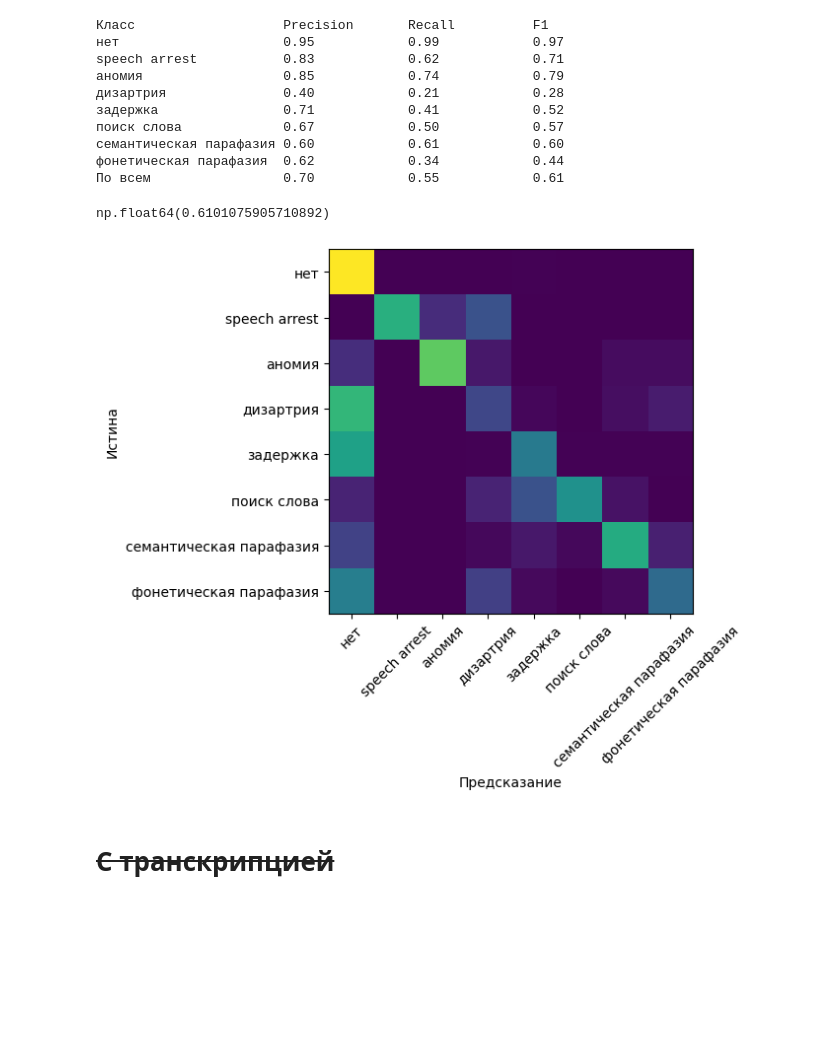
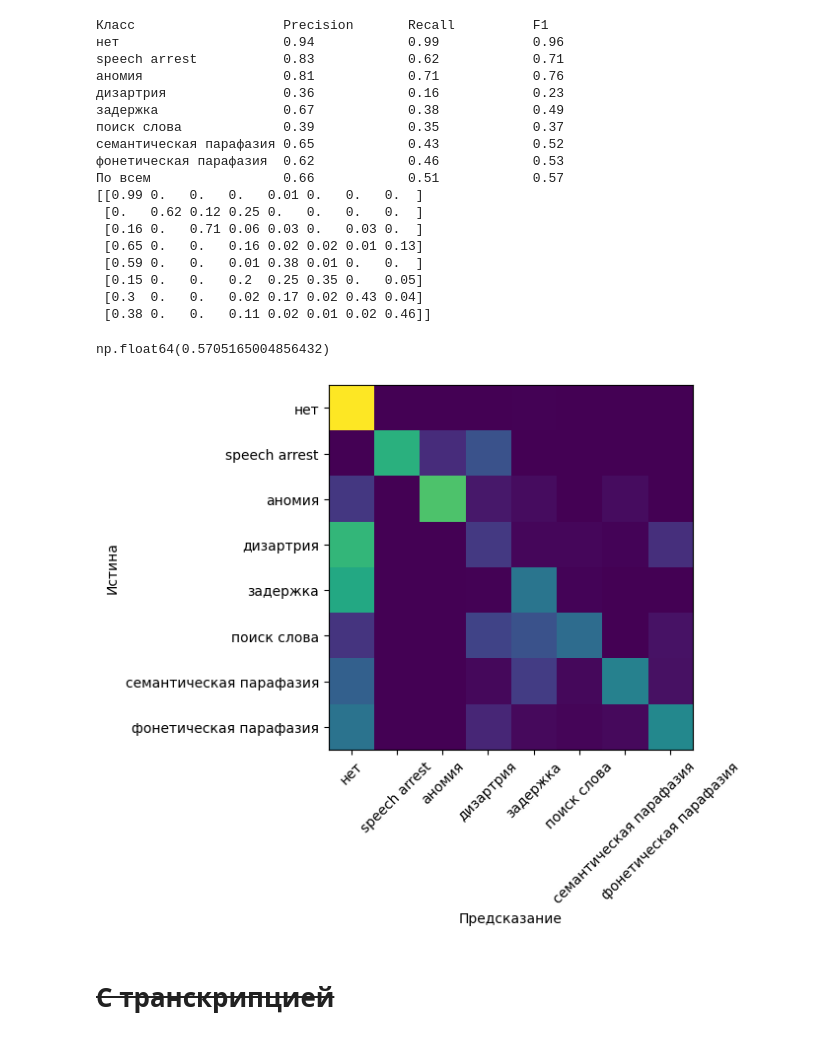
Before and after one commit to vmgorelikov/Automated-Classification-of-Language-Eloquent-Areas-in-Neurotypical-Individuals, a Jupyter notebook: notebooks/final_evaluations.ipynb, the cells around one changed output. Drawn from its saved outputs; the diff is of its cells as text; code cells hidden in the pictures; blank space fills up the shorter version.

```diff
--- a/notebooks/final_evaluations.ipynb
+++ b/notebooks/final_evaluations.ipynb
@@ -213,23 +237,31 @@ class OneVsOneVsNeutralClassifier(BaseEstimator):
         return self.meta_model.predict(self._get_base_predictions(X))
 # %%
 ovovn_classifier = OneVsOneVsNeutralClassifier(
-    DecisionTreeClassifier(max_depth=6, random_state=SEED),
+    DecisionTreeClassifier(max_depth=7, random_state=SEED),
     DecisionTreeClassifier(random_state=SEED)
 )
 evaluate(ovovn_classifier)
 # %% [output]
 Класс                   Precision       Recall          F1
-нет                     0.95            0.99            0.97
+нет                     0.94            0.99            0.96
 speech arrest           0.83            0.62            0.71
-аномия                  0.85            0.74            0.79
-дизартрия               0.40            0.21            0.28
-задержка                0.71            0.41            0.52
-поиск слова             0.67            0.50            0.57
-семантическая парафазия 0.60            0.61            0.60
-фонетическая парафазия  0.62            0.34            0.44
-По всем                 0.70            0.55            0.61
+аномия                  0.81            0.71            0.76
+дизартрия               0.36            0.16            0.23
+задержка                0.67            0.38            0.49
+поиск слова             0.39            0.35            0.37
+семантическая парафазия 0.65            0.43            0.52
+фонетическая парафазия  0.62            0.46            0.53
+По всем                 0.66            0.51            0.57
+[[0.99 0.   0.   0.   0.01 0.   0.   0.  ]
+ [0.   0.62 0.12 0.25 0.   0.   0.   0.  ]
+ [0.16 0.   0.71 0.06 0.03 0.   0.03 0.  ]
+ [0.65 0.   0.   0.16 0.02 0.02 0.01 0.13]
+ [0.59 0.   0.   0.01 0.38 0.01 0.   0.  ]
+ [0.15 0.   0.   0.2  0.25 0.35 0.   0.05]
+ [0.3  0.   0.   0.02 0.17 0.02 0.43 0.04]
+ [0.38 0.   0.   0.11 0.02 0.01 0.02 0.46]]
-np.float64(0.6101075905710892)
+np.float64(0.5705165004856432)
-[figure, old version]
+[figure, new version]
 # %% [markdown]
 # ~~С транскрипцией~~
 # %%
```
Also changed, not shown: parts of 4 cells of this notebook, 2 other files.
